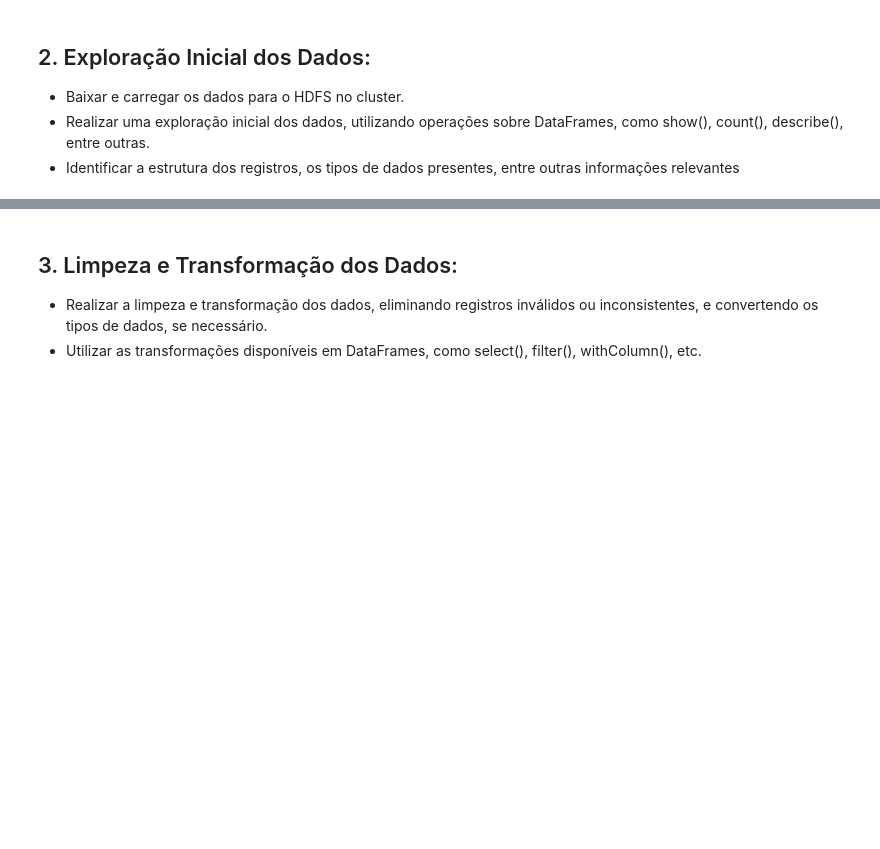
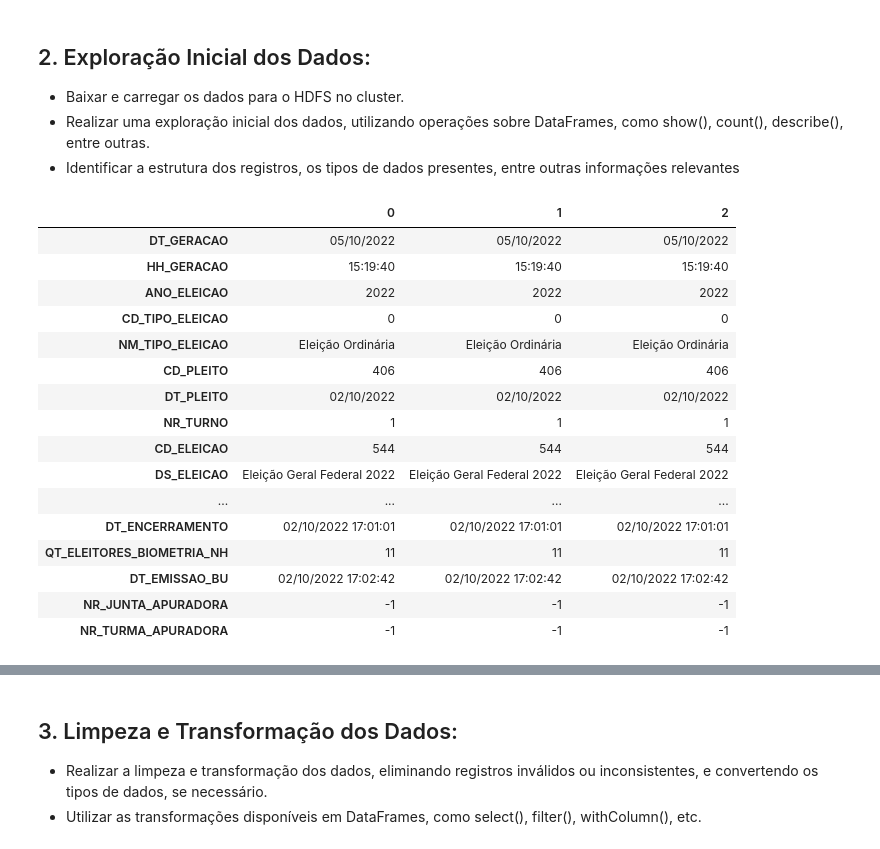
Before and after one commit to bombermal/docker-hadoop-cluster, a Jupyter notebook: main.ipynb, the cells around one changed output, grey strips where cells are left out. Cells and saved outputs as stored; diff of their text form; code cells hidden in the pictures; blank space fills up the shorter version.

```diff
--- a/main.ipynb
+++ b/main.ipynb
@@ -17,0 +20,22 @@ data_raw.show(5)
+# %%
+## Baixar e carregar os dados para o HDFS no cluster.
+data_raw = pd.read_csv("Data/bweb_csv.zip", encoding = "latin1", sep = ";", low_memory=False)
+data_raw.head(3).T
+# %% [output]
+|  | 0 | 1 | 2 |
+| DT_GERACAO | 05/10/2022 | 05/10/2022 | 05/10/2022 |
+| HH_GERACAO | 15:19:40 | 15:19:40 | 15:19:40 |
+| ANO_ELEICAO | 2022 | 2022 | 2022 |
+| CD_TIPO_ELEICAO | 0 | 0 | 0 |
+| NM_TIPO_ELEICAO | Eleição Ordinária | Eleição Ordinária | Eleição Ordinária |
+| CD_PLEITO | 406 | 406 | 406 |
+| DT_PLEITO | 02/10/2022 | 02/10/2022 | 02/10/2022 |
+| NR_TURNO | 1 | 1 | 1 |
+| CD_ELEICAO | 544 | 544 | 544 |
+| DS_ELEICAO | Eleição Geral Federal 2022 | Eleição Geral Federal 2022 | Eleição Geral Federal 2022 |
+| ... | ... | ... | ... |
+| DT_ENCERRAMENTO | 02/10/2022 17:01:01 | 02/10/2022 17:01:01 | 02/10/2022 17:01:01 |
+| QT_ELEITORES_BIOMETRIA_NH | 11 | 11 | 11 |
+| DT_EMISSAO_BU | 02/10/2022 17:02:42 | 02/10/2022 17:02:42 | 02/10/2022 17:02:42 |
+| NR_JUNTA_APURADORA | -1 | -1 | -1 |
+| NR_TURMA_APURADORA | -1 | -1 | -1 |
```
Also changed, not shown: parts of 21 cells of this notebook, 2 other files.
